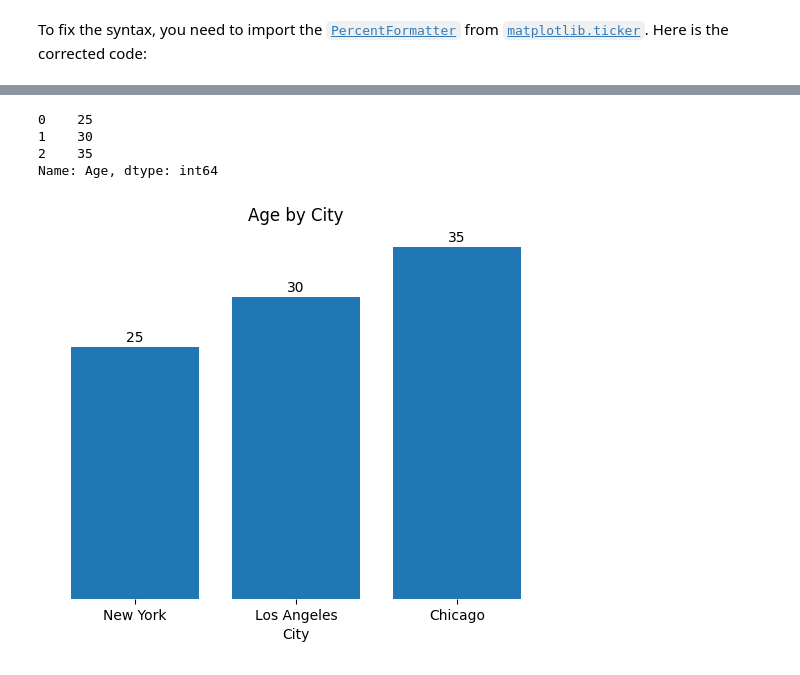
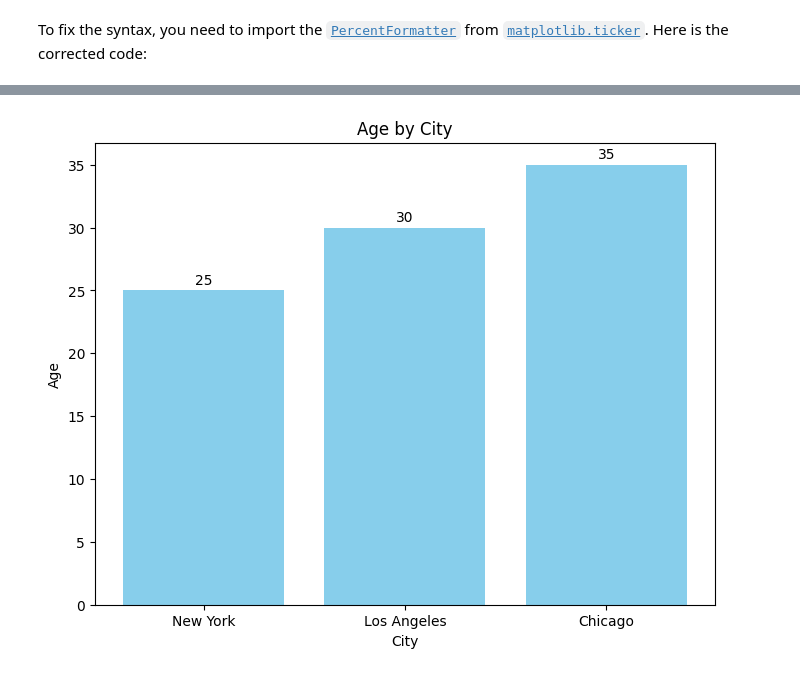
Before and after one commit to rgregs60/Python-Fall-2024-Notebooks, a Jupyter notebook: Python Demo #1 - Fall 2024 V2.ipynb, the cells around one changed output, grey strips where cells are left out. Cells and saved outputs as stored; diff of their text form; code cells hidden in the pictures.

```diff
--- a/Python Demo #1 - Fall 2024 V2.ipynb
+++ b/Python Demo #1 - Fall 2024 V2.ipynb
@@ -470,27 +477,27 @@ plt.show()
 # %%
 import pandas as pd
+import matplotlib.pyplot as plt
 
 # Creating a DataFrame
 data = {
     'Name': ['Alice', 'Bob', 'Charlie'],
     'Age': [25, 30, 35],
     'City': ['New York', 'Los Angeles', 'Chicago']
 }
 df = pd.DataFrame(data)
 
-# Selecting a column
-ages = df['Age']
+# Plotting the bar graph
+plt.figure(figsize=(8, 6))
+plt.bar(df['City'], df['Age'], color='skyblue')
 
-print(ages)  # Output:
-             # 0    25
-             # 1    30
-             # 2    35
-             # Name: Age, dtype: int64
+for i, v in enumerate(df['Age']):
+    plt.text(i, v + 0.5, str(v), ha='center')
 
-# Bar Chart by City and age
+
+plt.xlabel('City')
+plt.ylabel('Age')
+plt.title('Age by City')
+
+plt.show()
 # %% [output]
-0    25
-1    30
-2    35
-Name: Age, dtype: int64
-[figure, old version]
+[figure, new version]
```
Also changed, not shown: parts of 5 cells of this notebook, 1 other file.
